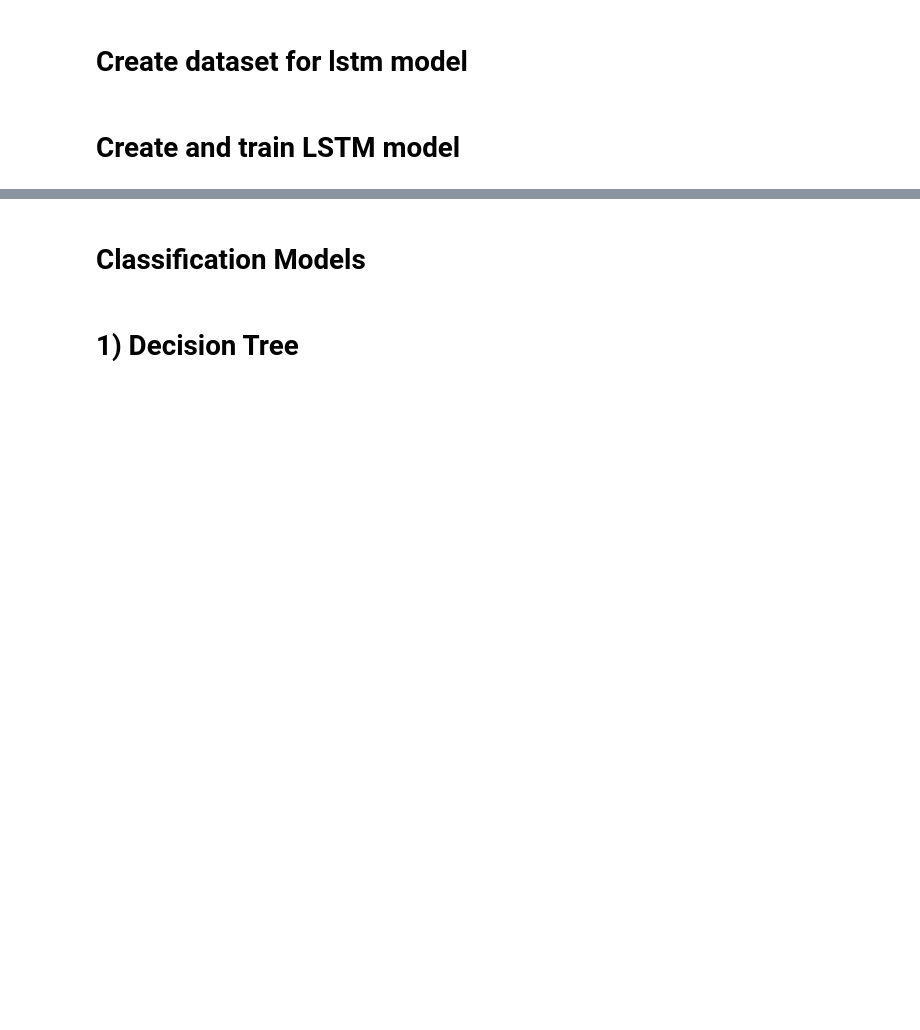
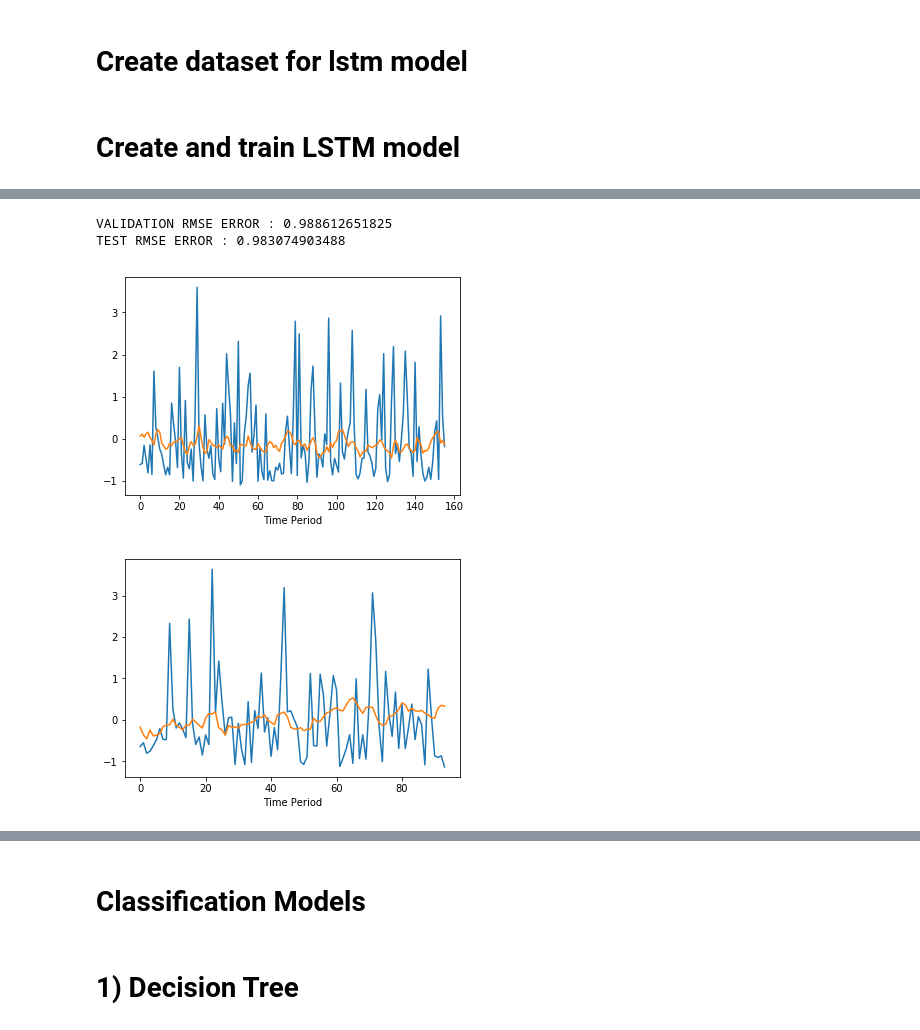
Before and after one commit to jhun0324/DL-Tutorial, a Jupyter notebook: data.ipynb, the cells around one changed output, grey strips where cells are left out. Drawn from its saved outputs; the diff is of its cells as text; code cells hidden in the pictures; blank space fills up the shorter version.

```diff
--- a/data.ipynb
+++ b/data.ipynb
@@ -375,9 +396,9 @@ import tensorflow as tf
 data_dim = len(regression_variables)
 output_dim = 1
 
-seq_len = 5
-hidden_dim = 10
-iterations = 2000
+seq_len = 4
+hidden_dim = 20
+iterations = 150
 # %% [markdown]
 # Create dataset for lstm model
 # %%
@@ -396,8 +417,8 @@ def create_lstm_model(seq_len, data_dim, output_dim, hidden_dim):
     outputs, _states = tf.nn.dynamic_rnn(cell, X, dtype = tf.float32)
 
     Y_pred = tf.contrib.layers.fully_connected(outputs[:, -1], output_dim, activation_fn=None)
-    loss = tf.reduce_sum(tf.square(Y_pred - Y))
-    optimizer = tf.train.AdamOptimizer(0.02)
+    loss = tf.sqrt(tf.reduce_mean(tf.square(Y_pred - Y)))
+    optimizer = tf.train.AdamOptimizer(0.001)
     train = optimizer.minimize(loss)
 
     predictions = tf.placeholder(tf.float32, [None, 1])
@@ -407,33 +428,34 @@ def create_lstm_model(seq_len, data_dim, output_dim, hidden_dim):
 
 def train_lstm_model(lstm_trainX, lstm_trainY, lstm_valX, lstm_valY, seq_len, data_dim, output_dim, hidden_dim, iterations):
     X, Y, Y_pred, train, loss, targets, predictions, rmse = create_lstm_model(seq_len, data_dim, output_dim, hidden_dim)
-    with tf.Session() as sess :
-        init = tf.global_variables_initializer()
-        sess.run(init)
+    sess = tf.Session()
+    init = tf.global_variables_initializer()
+    sess.run(init)
 
-        for i in range(iterations) :
-            _, _ = sess.run([train, loss], feed_dict = {X:lstm_trainX, Y:lstm_trainY})
-            if i % 100 == 0:
-                step_loss = sess.run(loss, feed_dict = {X:lstm_valX, Y:lstm_valY})
+    for i in range(iterations) :
+        _, _ = sess.run([train, loss], feed_dict = {X:lstm_trainX, Y:lstm_trainY})
+        if i % 100 == 0:
+            step_loss = sess.run(loss, feed_dict = {X:lstm_valX, Y:lstm_valY})
             print("Step {} - loss : {}".format(i, step_loss))
-        return sess, X, Y, Y_pred, train, loss, targets, predictions, rmse
+    return sess, X, Y, Y_pred, targets, predictions, rmse
 
-def validate_error(sess, X, Y, Y_pred, targets, predictions, lstm_valX, lstm_valY):
+def validate_error(sess, X, Y, Y_pred, targets, predictions, rmse, lstm_valX, lstm_valY, lstm_testX, lstm_testY):
     val_predict = sess.run(Y_pred, feed_dict = {X:lstm_valX})
-    val_rmse_error = sess.run(rmse, feed_dict = {Y: lstm_valY, predictions : val_predict})
+    val_rmse_error = sess.run(rmse, feed_dict = {targets: lstm_valY, predictions : val_predict})
     print("VALIDATION RMSE ERROR : {}".format(val_rmse_error))
-    test_predict = sess.run(Y_pred, feed_dict = {X:testX})
-    test_rmse_error = sess.run(rmse, feed_dict = {targets : testY, predictions:test_predict})
+    test_predict = sess.run(Y_pred, feed_dict = {X:lstm_testX})
+    test_rmse_error = sess.run(rmse, feed_dict = {targets : lstm_testY, predictions:test_predict})
     print("TEST RMSE ERROR : {}".format(test_rmse_error))
 
-    plt.plot(valY)
+    plt.plot(lstm_valY)
     plt.plot(val_predict)
     plt.xlabel("Time Period")
     plt.show()
-    plt.plot(testY)
+    plt.plot(lstm_testY)
     plt.plot(test_predict)
     plt.xlabel("Time Period")
     plt.show()
+    return np.reshape(test_predict, [-1])
 # %%
-results = train_lstm_model(lstm_trainX, lstm_trainY, lstm_valX, lstm_valY, seq_len, data_dim, output_dim, hidden_dim, iterations)
+sess, X, Y, Y_pred, targets, predictions, rmse = train_lstm_model(lstm_trainX, lstm_trainY, lstm_valX, lstm_valY, seq_len, data_dim, output_dim, hidden_dim, iterations)
 # %% [output]
@@ -456,0 +464,7 @@ Step 1999 - loss : 234.188995361
+# %%
+test_predict = validate_error(sess, X, Y, Y_pred, targets, predictions, rmse, lstm_valX, lstm_valY, lstm_testX, lstm_testY)
+# %% [output]
+VALIDATION RMSE ERROR : 0.988612651825
+TEST RMSE ERROR : 0.983074903488
+[figure, added]
+[figure, added]
```
Also changed, not shown: parts of 66 cells of this notebook.
